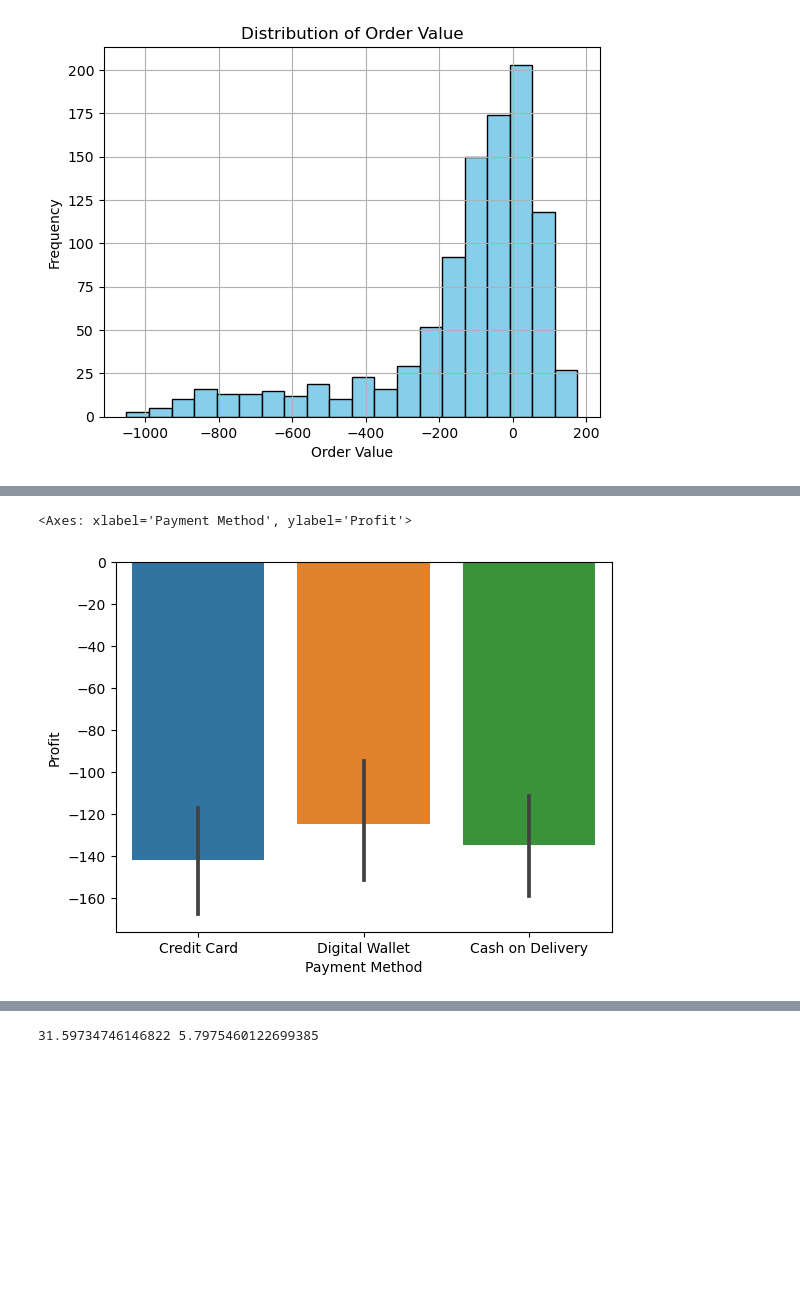
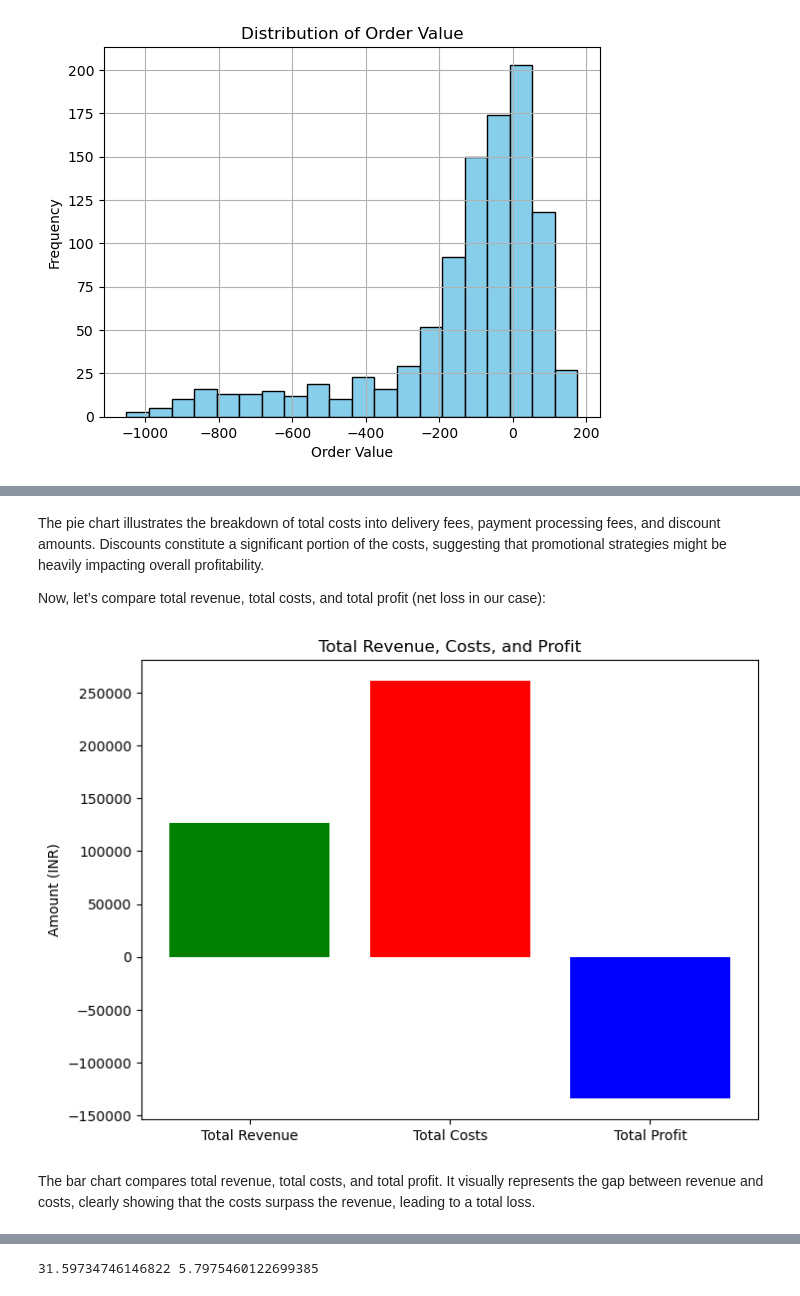
Before and after one commit to ashana123/Food_Delivery_Cost_and_Profit_analysis, a Jupyter notebook: Food Delivery Cost and Profitability Analysis .ipynb, the cells around one changed output, grey strips where cells are left out. Drawn from its saved outputs; the diff is of its cells as text; code cells hidden in the pictures; blank space fills up the shorter version.

```diff
--- a/Food Delivery Cost and Profitability Analysis .ipynb
+++ b/Food Delivery Cost and Profitability Analysis .ipynb
@@ -164,5 +209,18 @@ plt.show()
+# %% [markdown]
+The pie chart illustrates the breakdown of total costs into delivery fees, payment processing fees, and discount amounts. Discounts constitute a significant portion of the costs, suggesting that promotional strategies might be heavily impacting overall profitability.
+
+Now, let’s compare total revenue, total costs, and total profit (net loss in our case):
 # %%
-sns.barplot(data = food_orders, x = 'Payment Method', y = 'Profit' )
+# bar chart for total revenue, costs, and profit
+totals = ['Total Revenue', 'Total Costs', 'Total Profit']
+values = [total_revenue, total_costs, total_profit]
+
+plt.figure(figsize=(8, 6))
+plt.bar(totals, values, color=['green', 'red', 'blue'])
+plt.title('Total Revenue, Costs, and Profit')
+plt.ylabel('Amount (INR)')
+plt.show()
 # %% [output]
-<Axes: xlabel='Payment Method', ylabel='Profit'>
-[figure, old version]
+[figure, new version]
+# %% [markdown]
+The bar chart compares total revenue, total costs, and total profit. It visually represents the gap between revenue and costs, clearly showing that the costs surpass the revenue, leading to a total loss.
```
Also changed, not shown: parts of 15 cells of this notebook.
